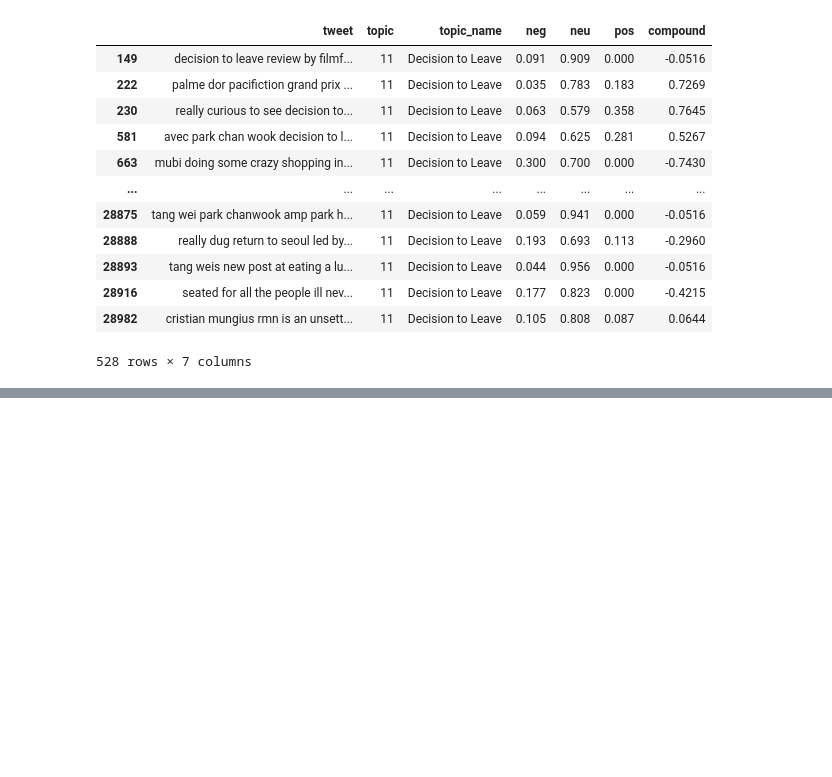
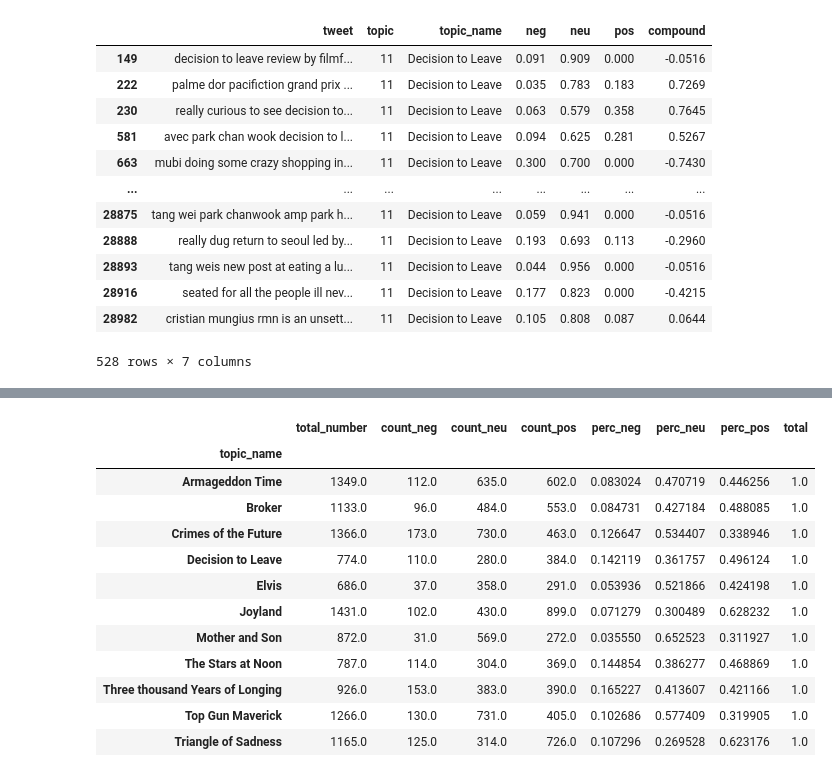
Before and after one commit to amyyunekim/Course_5_NLP, a Jupyter notebook: code/nlp_cannes.ipynb, the cells around one changed output, grey strips where cells are left out. Drawn from its saved outputs; the diff is of its cells as text; code cells hidden in the pictures; blank space fills up the shorter version.

Commit message:
add stripped movie names

```diff
--- a/code/nlp_cannes.ipynb
+++ b/code/nlp_cannes.ipynb
@@ -691,0 +723,5 @@ df_vader[(df_vader['neg']>0 )& (df_vader['topic_name']== 'Decision to Leave')]
+# %%
+df_movie_cleaned = df_movie.copy()
+cleaned_tweet = [clean_tweet (tw)for tw in tweets]
+# %%
+df_movie_cleaned['tweet_without_titles']=[clean_tweet (tw) for tw in (df_movie_cleaned['tweet'])]
@@ -691,0 +747,4 @@ df_vader[(df_vader['neg']>0 )& (df_vader['topic_name']== 'Decision to Leave')]
+# %%
+df_movie_cleaned['vader_rating'] = df_movie_cleaned['tweet_without_titles'].apply(analyzer.polarity_scores)
+df_movie_cleaned = pd.DataFrame(pd.concat([df_movie_cleaned.drop(['vader_rating'], axis=1),
+                                df_movie_cleaned['vader_rating'].apply(pd.Series)], axis=1))
@@ -691,0 +767,16 @@ df_vader[(df_vader['neg']>0 )& (df_vader['topic_name']== 'Decision to Leave')]
+# %%
+df_movie_cleaned.groupby('topic_name').apply(compute_metrics)
+# %% [output]
+|  | total_number | count_neg | count_neu | count_pos | perc_neg | perc_neu | perc_pos | total |
+| topic_name |  |  |  |  |  |  |  |  |
+| Armageddon Time | 1349.0 | 112.0 | 635.0 | 602.0 | 0.083024 | 0.470719 | 0.446256 | 1.0 |
+| Broker | 1133.0 | 96.0 | 484.0 | 553.0 | 0.084731 | 0.427184 | 0.488085 | 1.0 |
+| Crimes of the Future | 1366.0 | 173.0 | 730.0 | 463.0 | 0.126647 | 0.534407 | 0.338946 | 1.0 |
+| Decision to Leave | 774.0 | 110.0 | 280.0 | 384.0 | 0.142119 | 0.361757 | 0.496124 | 1.0 |
+| Elvis | 686.0 | 37.0 | 358.0 | 291.0 | 0.053936 | 0.521866 | 0.424198 | 1.0 |
+| Joyland | 1431.0 | 102.0 | 430.0 | 899.0 | 0.071279 | 0.300489 | 0.628232 | 1.0 |
+| Mother and Son | 872.0 | 31.0 | 569.0 | 272.0 | 0.035550 | 0.652523 | 0.311927 | 1.0 |
+| The Stars at Noon | 787.0 | 114.0 | 304.0 | 369.0 | 0.144854 | 0.386277 | 0.468869 | 1.0 |
+| Three thousand Years of Longing | 926.0 | 153.0 | 383.0 | 390.0 | 0.165227 | 0.413607 | 0.421166 | 1.0 |
+| Top Gun Maverick | 1266.0 | 130.0 | 731.0 | 405.0 | 0.102686 | 0.577409 | 0.319905 | 1.0 |
+| Triangle of Sadness | 1165.0 | 125.0 | 314.0 | 726.0 | 0.107296 | 0.269528 | 0.623176 | 1.0 |
```
Also changed, not shown: parts of 7 cells of this notebook.
